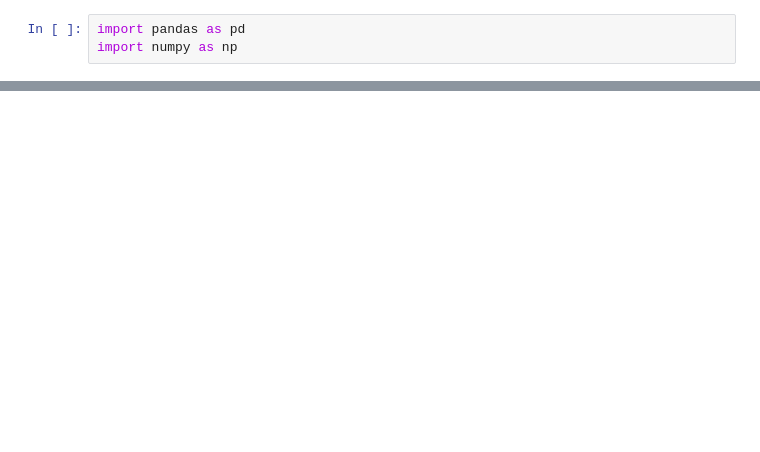
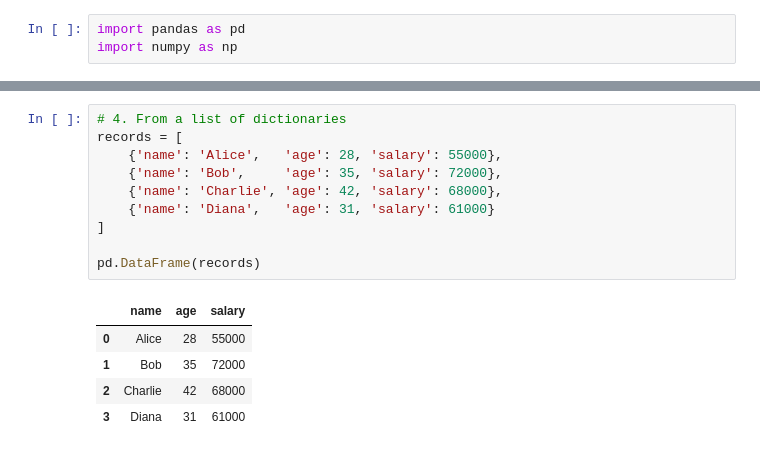
Before and after one commit to Alok-Senapati/Collab-Notebooks, a Jupyter notebook: pandas/Pandas DataFrames - Creation, Indexing & Selection.ipynb, the cells around one changed output, grey strips where cells are left out. Drawn from its saved outputs; the diff is of its cells as text; blank space fills up the shorter version.

```diff
--- a/pandas/Pandas DataFrames - Creation, Indexing & Selection.ipynb
+++ b/pandas/Pandas DataFrames - Creation, Indexing & Selection.ipynb
@@ -22,0 +269,16 @@ import numpy as np
+# %%
+# 4. From a list of dictionaries
+records = [
+    {'name': 'Alice',   'age': 28, 'salary': 55000},
+    {'name': 'Bob',     'age': 35, 'salary': 72000},
+    {'name': 'Charlie', 'age': 42, 'salary': 68000},
+    {'name': 'Diana',   'age': 31, 'salary': 61000}
+]
+
+pd.DataFrame(records)
+# %% [output]
+|  | name | age | salary |
+| 0 | Alice | 28 | 55000 |
+| 1 | Bob | 35 | 72000 |
+| 2 | Charlie | 42 | 68000 |
+| 3 | Diana | 31 | 61000 |
```
Also changed, not shown: parts of 15 cells of this notebook.
